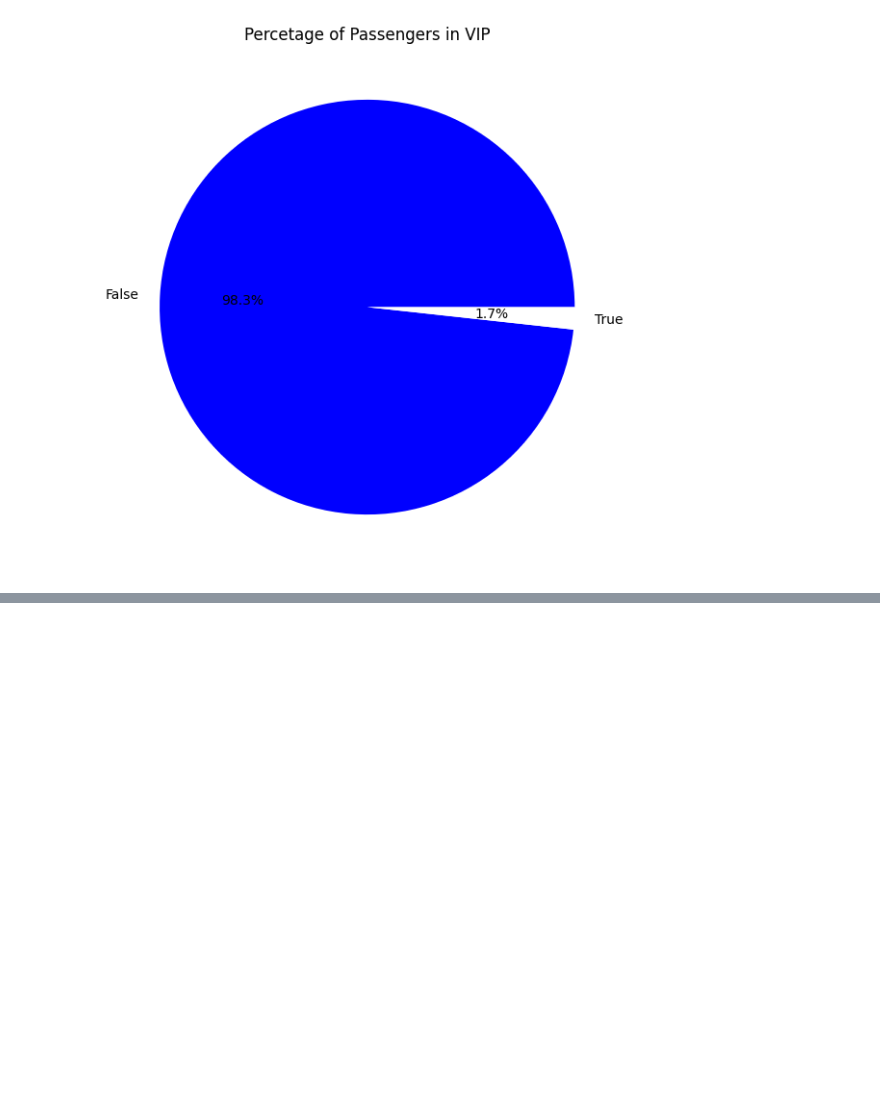
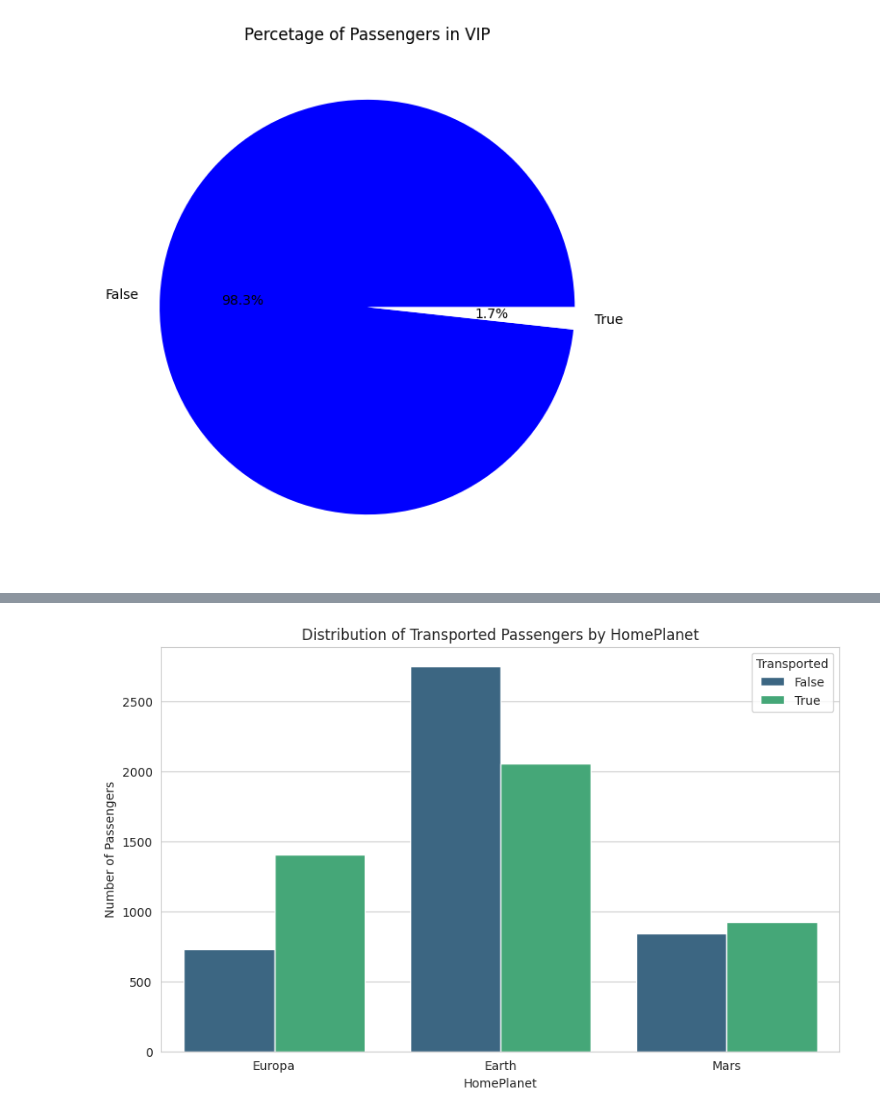
Before and after one commit to TOFWAQ/Kaggle_Challenge, a Jupyter notebook: TEAM_14.ipynb, the cells around one changed output, grey strips where cells are left out. Cells and saved outputs as stored; diff of their text form; code cells hidden in the pictures; blank space fills up the shorter version.

```diff
--- a/TEAM_14.ipynb
+++ b/TEAM_14.ipynb
@@ -206,0 +242,19 @@ plt.show()
+# %%
+# Set the aesthetic style of the plots
+sns.set_style('whitegrid')
+
+# Create a figure with specified size
+plt.figure(figsize=(10, 6))
+
+# Create a count plot with 'HomePlanet' on the x-axis and the 'Transported' column for hue
+sns.countplot(data=train, x='HomePlanet', hue='Transported', palette='viridis')
+
+# Set the title and labels of the plot
+plt.title('Distribution of Transported Passengers by HomePlanet')
+plt.xlabel('HomePlanet')
+plt.ylabel('Number of Passengers')
+
+# Display the plot
+plt.show()
+# %% [output]
+[figure, added]
```
Also changed, not shown: parts of 9 cells of this notebook.
